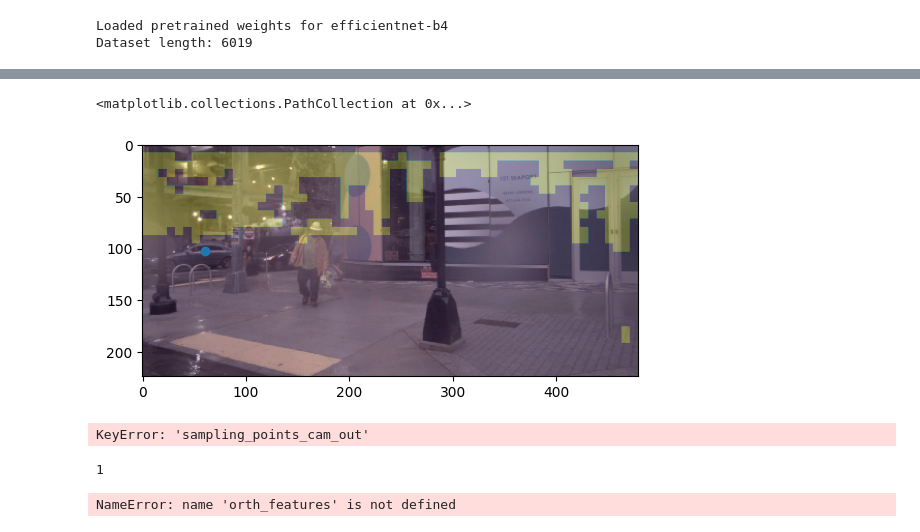
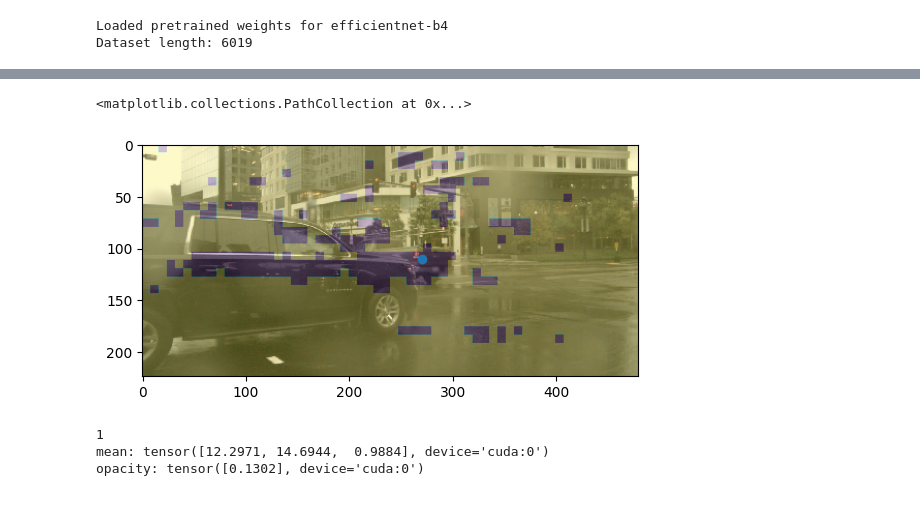
Before and after one commit to nargoo0328/cross_view_transformers, a Jupyter notebook: scripts/test_bug.ipynb, the cells around one changed output, grey strips where cells are left out. Drawn from its saved outputs; the diff is of its cells as text; code cells hidden in the pictures.

```diff
--- a/scripts/test_bug.ipynb
+++ b/scripts/test_bug.ipynb
@@ -22,10 +22,10 @@ DYNAMIC = [
 version = 'cvt_labels_nuscenes_v4'
 cfg1 = get_cfg(DATASET_DIR, version, 'GaussianLSS') # SparseBEVSeg_Det_3 SimpleBEV
 device = torch.device('cuda:0') # cuda:5
-model_version = '2024_1029_165009'
+model_version = '2024_1112_174641'
 CHECKPOINT_PATH = None
 # CHECKPOINT_PATH = '../logs/cross_view_transformers_test/' + model_version +'/checkpoints/last.ckpt'
-model, network, loader, viz, dataset = prepare_val(cfg1, device, CHECKPOINT_PATH, mode='val', batch_size=2)
+model, network, loader, viz, dataset = prepare_val(cfg1, device, CHECKPOINT_PATH, mode='val', batch_size=4)
 # %% [output]
 The version_base parameter is not specified.
 Please specify a compatability version level, or None.
@@ -99,6 +95,7 @@ torch.Size([2, 2, 200, 200])
 # %%
 network.to(device)
-batch = dataset.__getitem__(4004)
+network.eval()
+batch = dataset.__getitem__(4006)
 for k, v in batch.items():
     if isinstance(v, torch.Tensor):
         batch[k] = v.to(device)[None]
@@ -110,6 +107,7 @@ for k, v in batch.items():
 with torch.no_grad():
     pred = network(batch)
     # pred = None
+    # loss = model.loss_func(pred,batch)
 vis_result = viz(batch, pred)
 plt.imshow(vis_result[0])
 # %% [output]
@@ -144,39 +148,16 @@ mean = rearrange(mean, 'b (n h w) d -> (b n) h w d',n=6, h=h, w=w)
 # %%
-cam_index = 2
-y = 102
-x = 60
+cam_index = 0
+y = 110
+x = 270
 stage = 0
 plt.imshow(batch['image'][0,cam_index].cpu().permute(1,2,0))
-plt.imshow((F.interpolate((opacities<0.01).float(), scale_factor=8)[cam_index,0]).cpu().numpy(), alpha=0.25)
+plt.imshow((F.interpolate((opacities<0.05).float(), scale_factor=8)[cam_index, 0]).cpu().numpy(), alpha=0.25)
 # plt.imshow((F.interpolate((opacities<0.05).squeeze(2).float(), scale_factor=8)[cam_index,stage]).cpu().numpy(), alpha=0.5)
 plt.scatter([x], [y])
 # print(depth[0,cam_index,:,y//8,x//8], uncertainty[cam_index, y//8,x//8])
 # %% [output]
 <matplotlib.collections.PathCollection at 0x...>
-[figure, old version]
+[figure, new version]
-# %%
-sampling_points = pred['mid_output']['sampling_points_cam_out']
-sampling_points = rearrange(sampling_points, 'b n (h w) p d -> (b n) h w d p', h=h, w=w)
-sampling_points = sampling_points[cam_index, y//8, x//8].cpu()
-
-sampling_points_3d = pred['mid_output']['sampling_points']
-sampling_points_3d = rearrange(sampling_points_3d, 'b (n h w) p d -> (b n) h w p d', n=6, h=h, w=w)
-sampling_points_3d_idx = sampling_points_3d[cam_index, y//8, x//8].cpu()
-
-orth_features = pred['mid_output']['orth_features']
-orth_features = rearrange(orth_features, 'b (n h w) p d -> (b n) h w p d', n=6, h=h, w=w)
-# orth_features_idx = orth_features[cam_index, y//8, x//8].cpu()
-
-plt.imshow(batch['image'][0,cam_index].cpu().permute(1,2,0))
-# plt.imshow((F.interpolate((opacities<0.01).float(), scale_factor=4)[cam_index,0]).cpu().numpy(), alpha=0.5)
-# plt.imshow((F.interpolate((opacities<0.05).squeeze(2).float(), scale_factor=8)[cam_index,stage]).cpu().numpy(), alpha=0.5)
-plt.scatter(sampling_points[0], sampling_points[1], s=0.5)
-print('2d', sampling_points.transpose(0,1))
-print('3d', sampling_points_3d_idx)
-print('Mean', mean[cam_index, y//8, x//8])
-print('uncertainty', uncertainty[cam_index, y//8, x//8])
-# %% [output]
-KeyError: 'sampling_points_cam_out'
 # %%
 # stage = 3
 # features = pred['mid_output']['gaussians_list'][stage][0].reshape(6, 128, 28, 60)
@@ -193,11 +174,15 @@ x2 = x1 + 1
 # y2 = 28
 # x2 = 60
 print((y2-y1) * (x2-x1))
+print('mean:', mean[cam_index, y1, x1])
+print("opacity:", opacities[cam_index, :, y1, x1])
 network.gs_render.set_render_scale(int(200), int(200))
-render_, _ = network.gs_render.forward_part_gaussians(features, mean, uncertainty, opacities, [1, 6], cam_index, [y1, y2], [x1, x2], orth_features, sampling_points_3d)
+render_, _ = network.gs_render.forward_part_gaussians(features, mean, uncertainty, opacities, [1, 6], cam_index, [y1, y2], [x1, x2])
+# render_, _ = network.gs_render.forward_part_gaussians(features, mean, uncertainty, opacities, [1, 6], cam_index)
 # %% [output]
 1
+mean: tensor([12.2971, 14.6944,  0.9884], device='cuda:0')
+opacity: tensor([0.1302], device='cuda:0')
-NameError: name 'orth_features' is not defined
 # %%
 from sklearn.decomposition import PCA
 pca = PCA(n_components=128)
```
Also changed, not shown: parts of 15 cells of this notebook, 23 other files.
